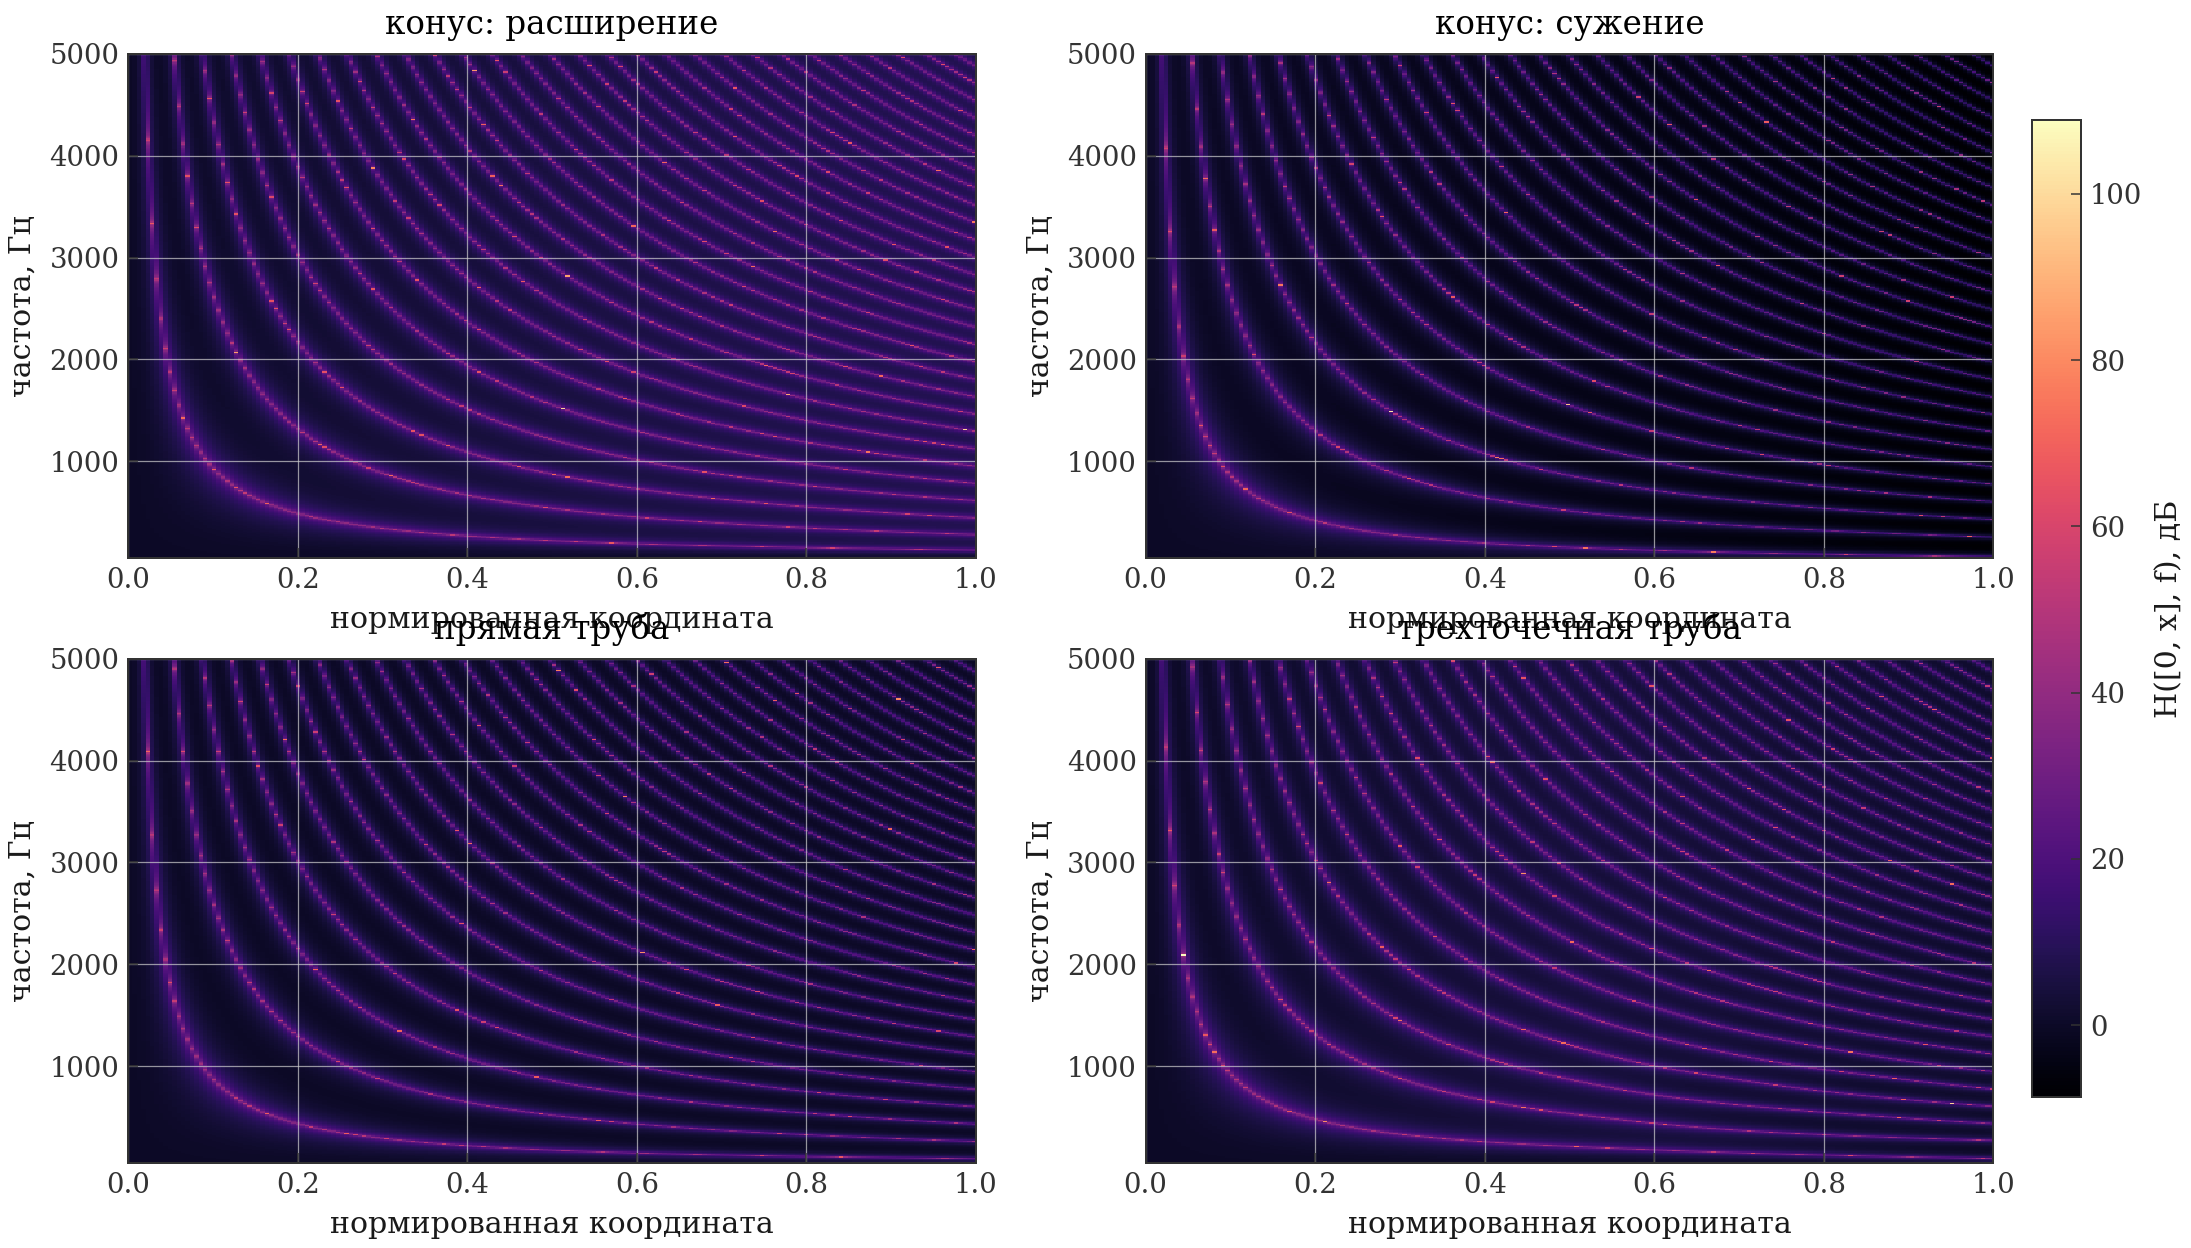
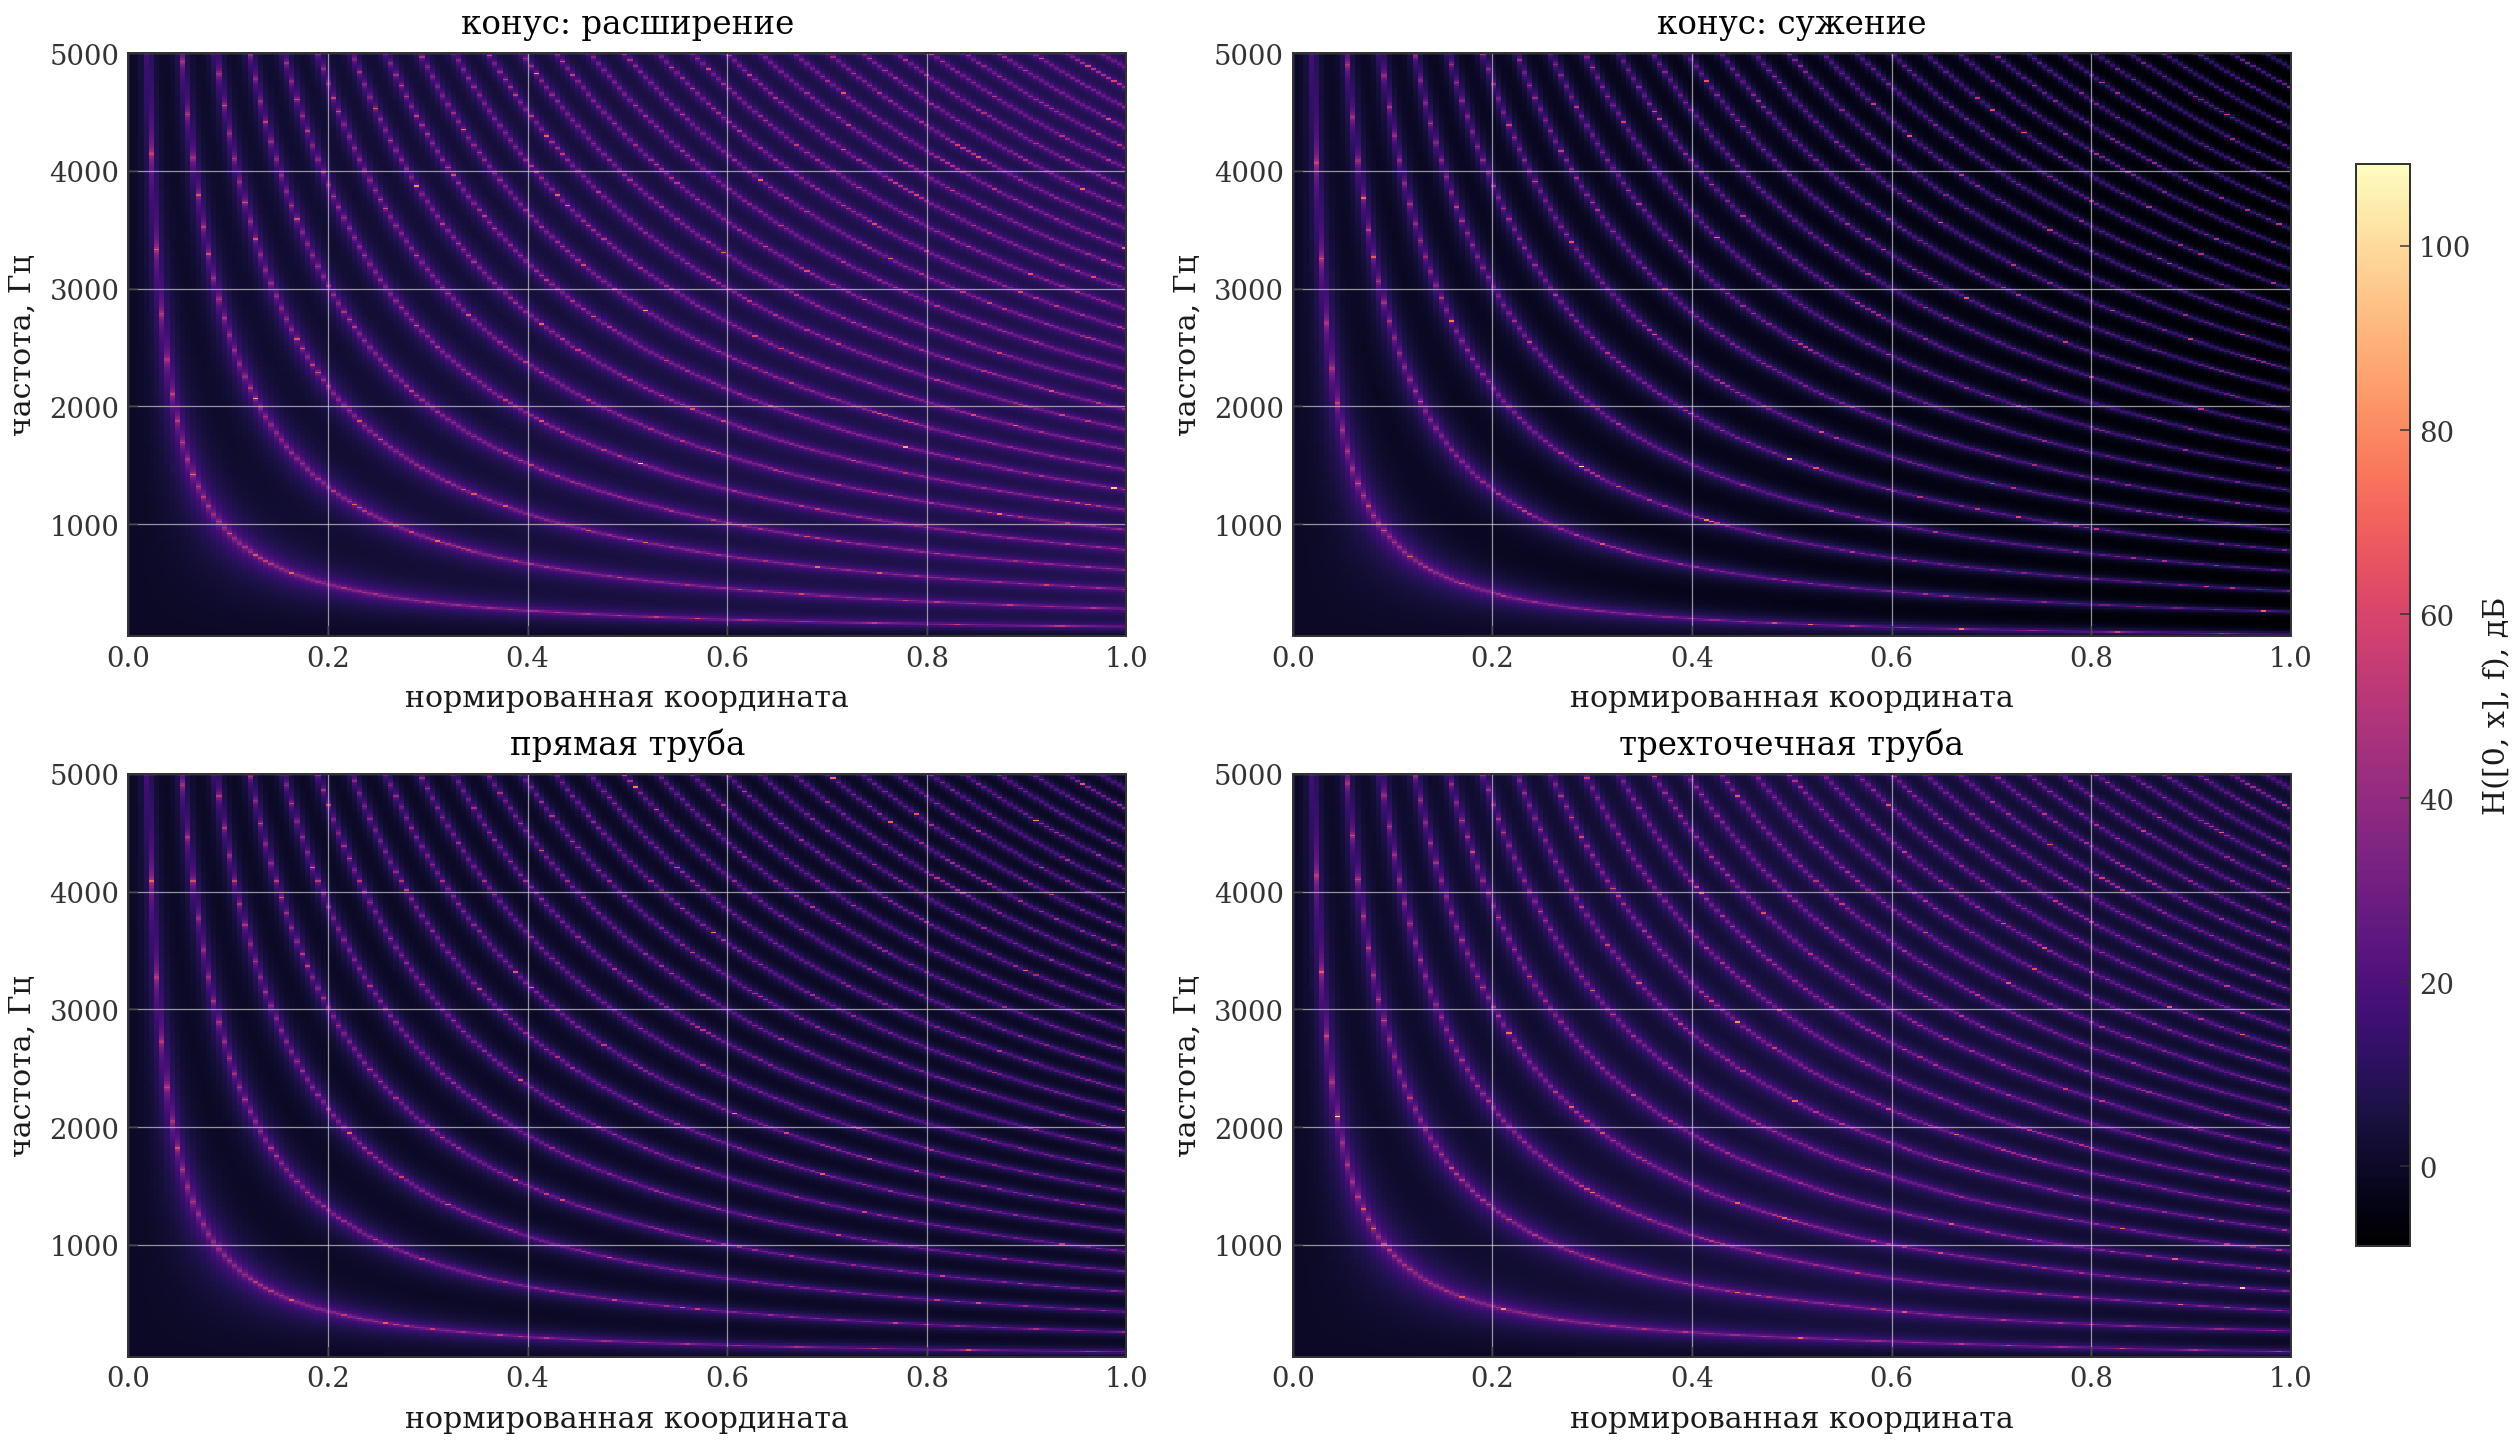
The change to this notebook cell's code, shown as a diff; its figure went from the first image to the second:
--- before
+++ after
@@ -104,5 +104,5 @@
 vmax = max(float(np.nanmax(value)) for value in maps.values())
 
-fig, axes = plt.subplots(2, 2, figsize=(14, 8), dpi=180)
+fig, axes = plt.subplots(2, 2, figsize=(14, 8), dpi=180, constrained_layout=True)
 axes = axes.ravel()
 

Commit: 1